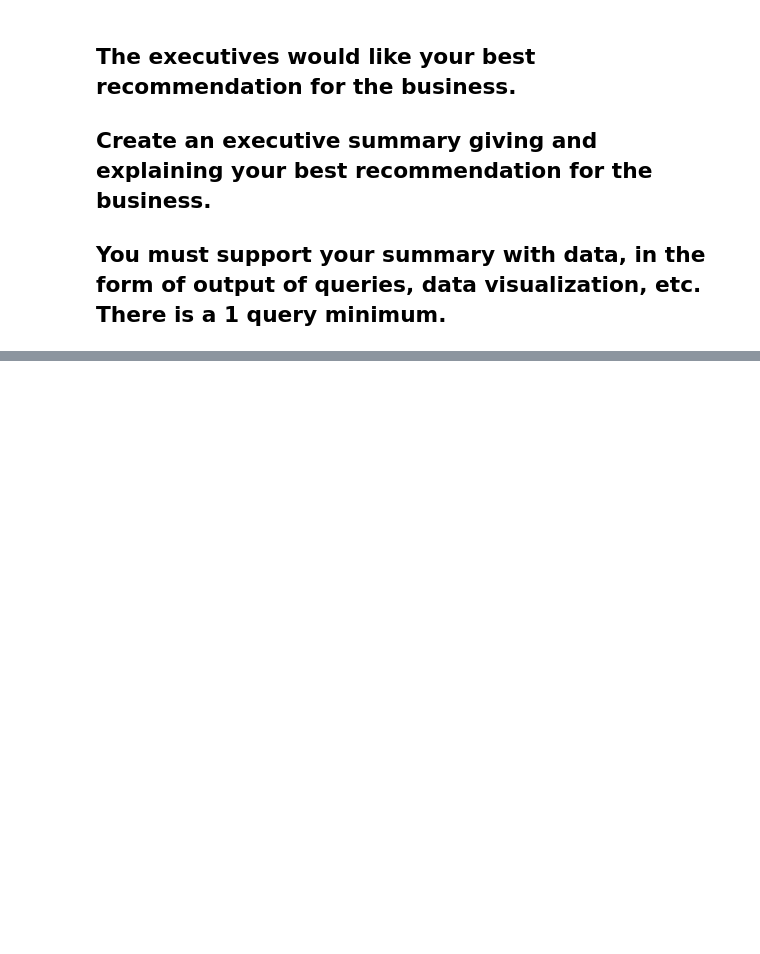
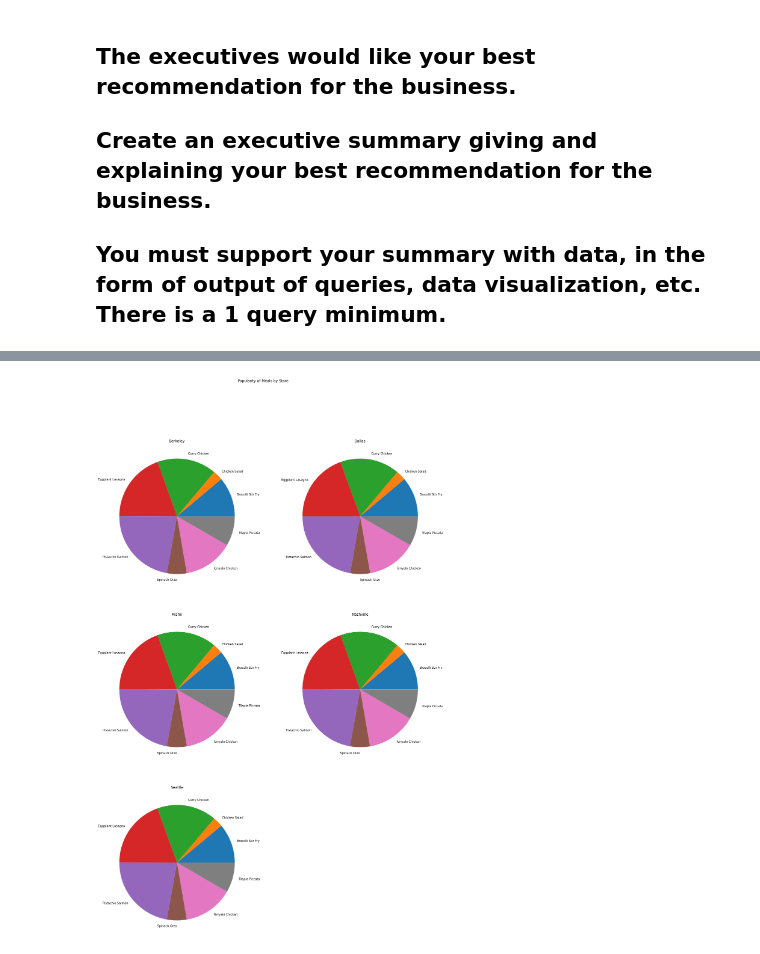
Before and after one commit to scabanela-ischool/Data_Engineering_Proj1_Querying, a Jupyter notebook: project_1_6.ipynb, the cells around one changed output, grey strips where cells are left out. Saved outputs shown, nothing was run; the diff lists cells and outputs as text; code cells hidden in the pictures; blank space fills up the shorter version.

```diff
--- a/project_1_6.ipynb
+++ b/project_1_6.ipynb
@@ -216,16 +109,0 @@ df
-# %%
-df = my_select_query_pandas(query, rollback_before_flag, rollback_after_flag)
-
-fig, ax = plt.subplots(3, 2, figsize=(20,30))
-fig.suptitle('Popularity of Meals by Day of Week')
-
-days = ['Brocolli Stir Fry', 'Chicken Salad', 'Curry Chicken', 'Eggplant Lasagna', 'Pistachio Salmon', 'Spinach Orzo', 'Teriyaki Chicken', 'Tilapia Piccata']
-
-day_count = 0
-
-for i in range(0,3):
-    for j in range(0,2):
-        if not (i == 2 and j == 1):
-            ax[i][j].pie(df[days[day_count]], labels=df['store_name'])
-            ax[i][j].set_title(days[day_count])
-        day_count += 1
@@ -346,0 +110,47 @@ plt.show()
+# %%
+rollback_before_flag = True
+rollback_after_flag = True
+
+
+query = """
+
+select *
+from crosstab(
+    '
+        select meal_name, store_name, total_meals_purchased
+        from
+            (
+            select st.city as store_name,
+                pd.description as meal_name,
+                sum(li.quantity) as total_meals_purchased
+            from stores as st
+                join sales as sa on st.store_id = sa.store_id
+                join line_items as li on sa.store_id = li.store_id and sa.sale_id = li.sale_id
+                join products as pd on li.product_id = pd.product_id
+            group by meal_name, store_name
+            order by meal_name, store_name
+            ) as a
+    ')
+as ("meal_name" varchar, "Berkeley" numeric, "Dallas" numeric,
+        "Miami" numeric, "Nashville" numeric, "Seattle" numeric)
+
+"""
+
+df = my_select_query_pandas(query, rollback_before_flag, rollback_after_flag)
+
+fig, ax = plt.subplots(3, 2, figsize=(20,30))
+fig.suptitle('Popularity of Meals by Store')
+
+days = ['Berkeley', 'Dallas', 'Miami', 'Nashville', 'Seattle']
+
+day_count = 0
+
+for i in range(0,3):
+    for j in range(0,2):
+        if not (i == 2 and j == 1):
+            ax[i][j].pie(df[days[day_count]], labels=df['meal_name'])
+            ax[i][j].set_title(days[day_count])
+        day_count += 1
+fig.delaxes(ax[2,1])
+# %% [output]
+[figure, added]
```
Also changed, not shown: parts of 11 cells of this notebook.
